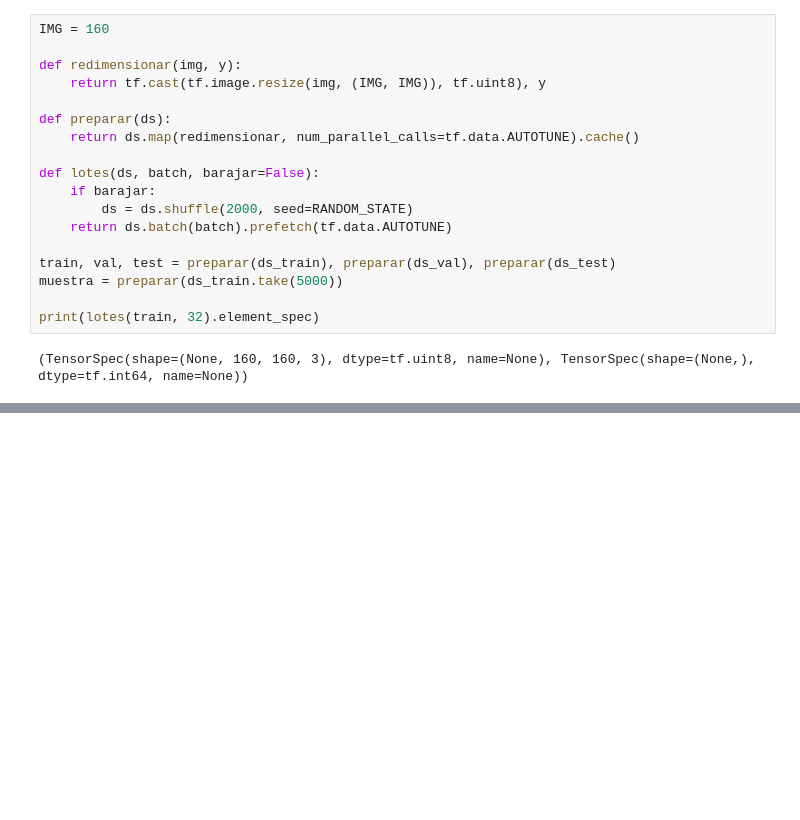
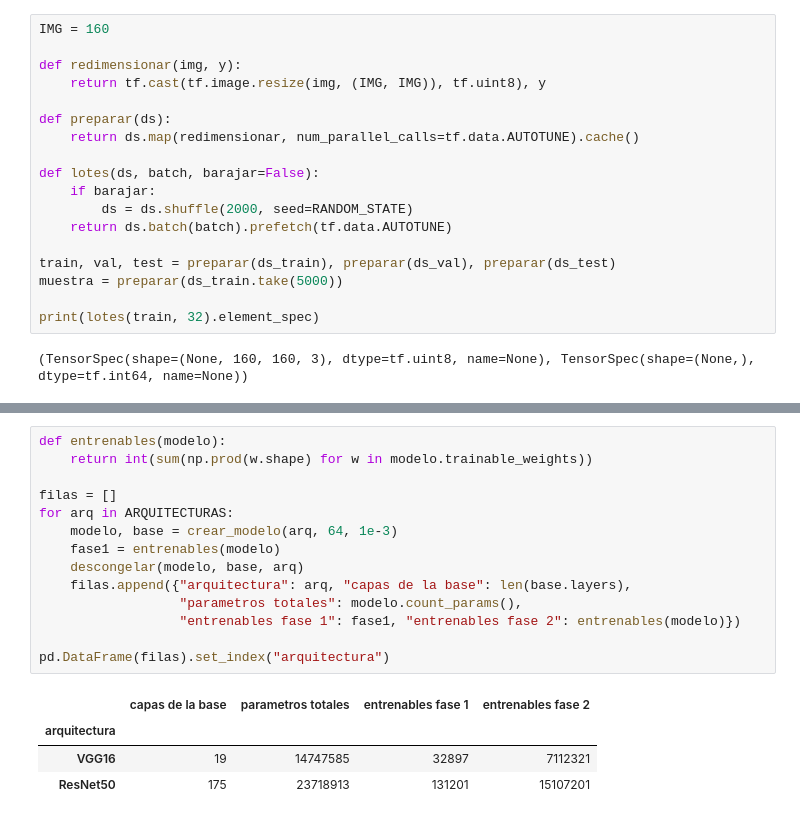
Before and after one commit to SebaScript/proyecto-2-IA-Vision-Artificial, a Jupyter notebook: Proyecto_Vision_Cats_vs_Dogs.ipynb, the cells around one changed output, grey strips where cells are left out. Saved outputs shown, nothing was run; the diff lists cells and outputs as text; blank space fills up the shorter version.

Commit message:
modelos preentrenados VGG16 y ResNet50 con las dos fases de entrenamiento

```diff
--- a/Proyecto_Vision_Cats_vs_Dogs.ipynb
+++ b/Proyecto_Vision_Cats_vs_Dogs.ipynb
@@ -233,0 +294,19 @@ print(lotes(train, 32).element_spec)
+# %%
+def entrenables(modelo):
+    return int(sum(np.prod(w.shape) for w in modelo.trainable_weights))
+
+filas = []
+for arq in ARQUITECTURAS:
+    modelo, base = crear_modelo(arq, 64, 1e-3)
+    fase1 = entrenables(modelo)
+    descongelar(modelo, base, arq)
+    filas.append({"arquitectura": arq, "capas de la base": len(base.layers),
+                  "parametros totales": modelo.count_params(),
+                  "entrenables fase 1": fase1, "entrenables fase 2": entrenables(modelo)})
+
+pd.DataFrame(filas).set_index("arquitectura")
+# %% [output]
+|  | capas de la base | parametros totales | entrenables fase 1 | entrenables fase 2 |
+| arquitectura |  |  |  |  |
+| VGG16 | 19 | 14747585 | 32897 | 7112321 |
+| ResNet50 | 175 | 23718913 | 131201 | 15107201 |
```
Also changed, not shown: parts of 3 cells of this notebook.
